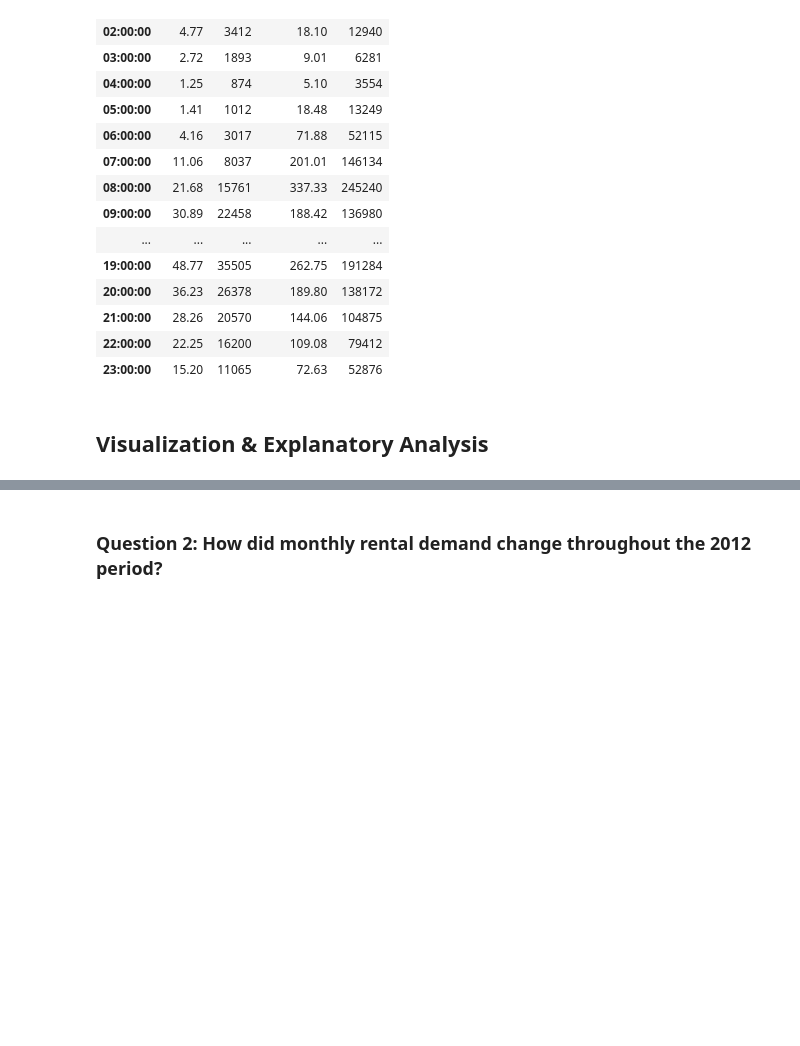
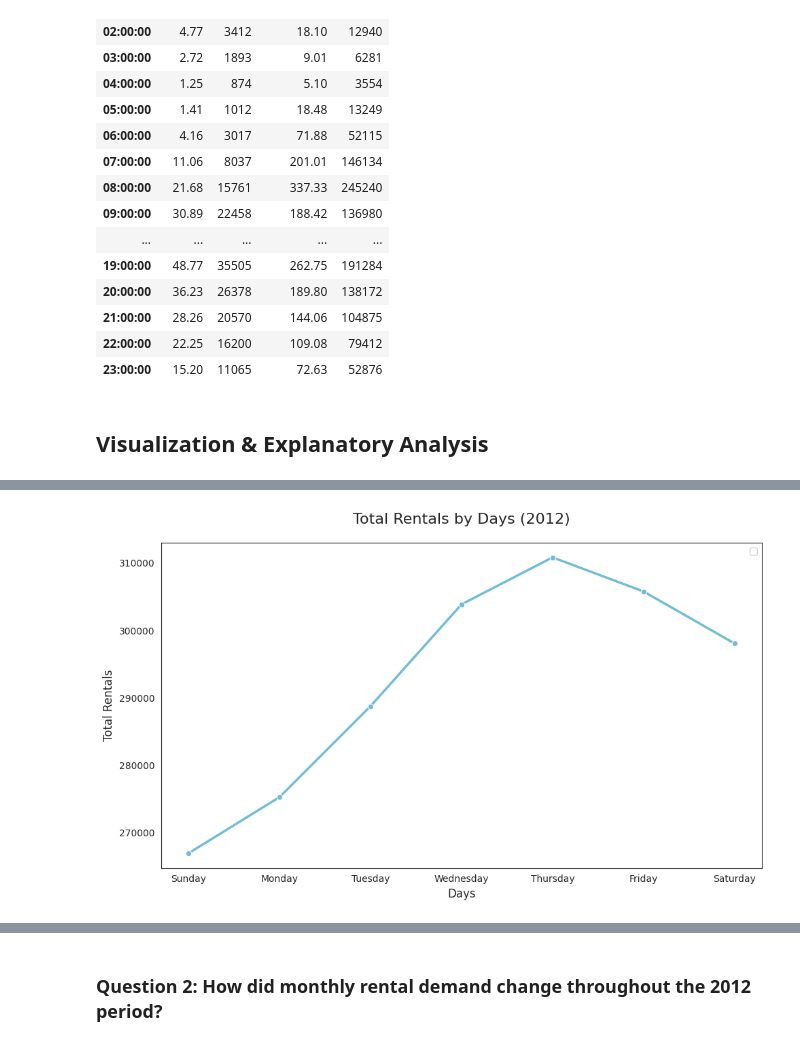
Before and after one commit to muchammadwr/bike-sharing-demand-analysis, a Jupyter notebook: submission/Proyek_Analisis_Data.ipynb, the cells around one changed output, grey strips where cells are left out. Cells and saved outputs as stored; diff of their text form; code cells hidden in the pictures; blank space fills up the shorter version.

```diff
--- a/submission/Proyek_Analisis_Data.ipynb
+++ b/submission/Proyek_Analisis_Data.ipynb
@@ -904,0 +936,18 @@ hourly_df.groupby("hour").agg(
+# %%
+# Visualization of Total Rentals by Hours in 2012 - Line Chart
+fig, ax = plt.subplots(figsize=(10, 6))
+sns.set_style("white")
+
+# Line chart
+sns.lineplot(data=daily_stats_2012, x='days', y='total_rentals', marker='o', color='#72BCD4', linewidth=2.5, ax=ax)
+
+ax.set_xlabel('Days', fontsize=12)
+ax.set_ylabel('Total Rentals', fontsize=12)
+
+plt.title('Total Rentals by Days (2012)', fontsize=16, pad=20)
+
+ax.legend()
+plt.tight_layout()
+plt.show()
+# %% [output]
+[figure, added]
```
Also changed, not shown: parts of 52 cells of this notebook.
